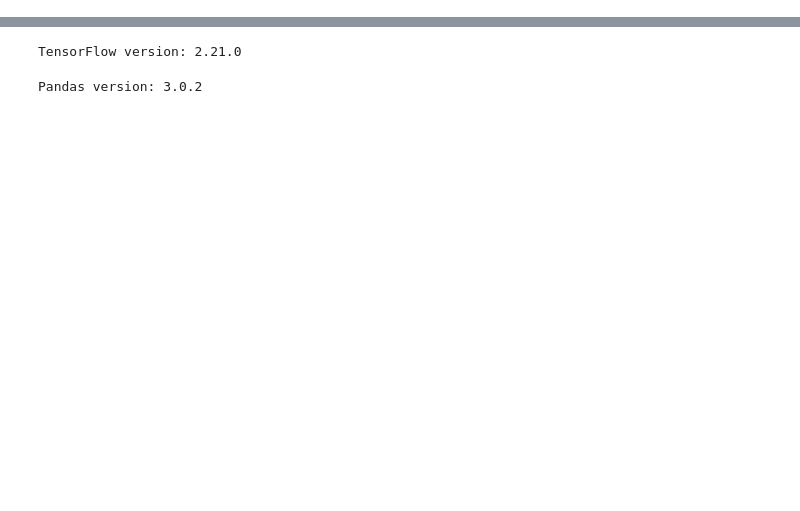
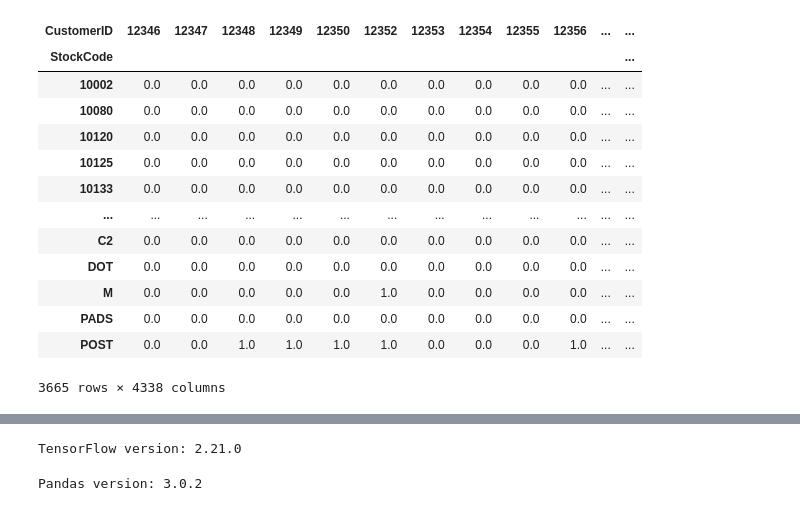
Before and after one commit to alikadkhoda/product_recommender, a Jupyter notebook: main.ipynb, the cells around one changed output, grey strips where cells are left out. Cells and saved outputs as stored; diff of their text form; code cells hidden in the pictures; blank space fills up the shorter version.

```diff
--- a/main.ipynb
+++ b/main.ipynb
@@ -2,0 +299,19 @@ import tensorflow as tf
+# %%
+# construct user-item matrix
+Y = data.pivot_table(index='StockCode', columns='CustomerID', values='Purchased', fill_value=0)
+Y
+# %% [output]
+| CustomerID | 12346 | 12347 | 12348 | 12349 | 12350 | 12352 | 12353 | 12354 | 12355 | 12356 | ... | ... |
+| StockCode |  |  |  |  |  |  |  |  |  |  |  | ... |
+| 10002 | 0.0 | 0.0 | 0.0 | 0.0 | 0.0 | 0.0 | 0.0 | 0.0 | 0.0 | 0.0 | ... | ... |
+| 10080 | 0.0 | 0.0 | 0.0 | 0.0 | 0.0 | 0.0 | 0.0 | 0.0 | 0.0 | 0.0 | ... | ... |
+| 10120 | 0.0 | 0.0 | 0.0 | 0.0 | 0.0 | 0.0 | 0.0 | 0.0 | 0.0 | 0.0 | ... | ... |
+| 10125 | 0.0 | 0.0 | 0.0 | 0.0 | 0.0 | 0.0 | 0.0 | 0.0 | 0.0 | 0.0 | ... | ... |
+| 10133 | 0.0 | 0.0 | 0.0 | 0.0 | 0.0 | 0.0 | 0.0 | 0.0 | 0.0 | 0.0 | ... | ... |
+| ... | ... | ... | ... | ... | ... | ... | ... | ... | ... | ... | ... | ... |
+| C2 | 0.0 | 0.0 | 0.0 | 0.0 | 0.0 | 0.0 | 0.0 | 0.0 | 0.0 | 0.0 | ... | ... |
+| DOT | 0.0 | 0.0 | 0.0 | 0.0 | 0.0 | 0.0 | 0.0 | 0.0 | 0.0 | 0.0 | ... | ... |
+| M | 0.0 | 0.0 | 0.0 | 0.0 | 0.0 | 1.0 | 0.0 | 0.0 | 0.0 | 0.0 | ... | ... |
+| PADS | 0.0 | 0.0 | 0.0 | 0.0 | 0.0 | 0.0 | 0.0 | 0.0 | 0.0 | 0.0 | ... | ... |
+| POST | 0.0 | 0.0 | 1.0 | 1.0 | 1.0 | 1.0 | 0.0 | 0.0 | 0.0 | 1.0 | ... | ... |
+3665 rows × 4338 columns
```
Also changed, not shown: parts of 36 cells of this notebook, 1 other file.
